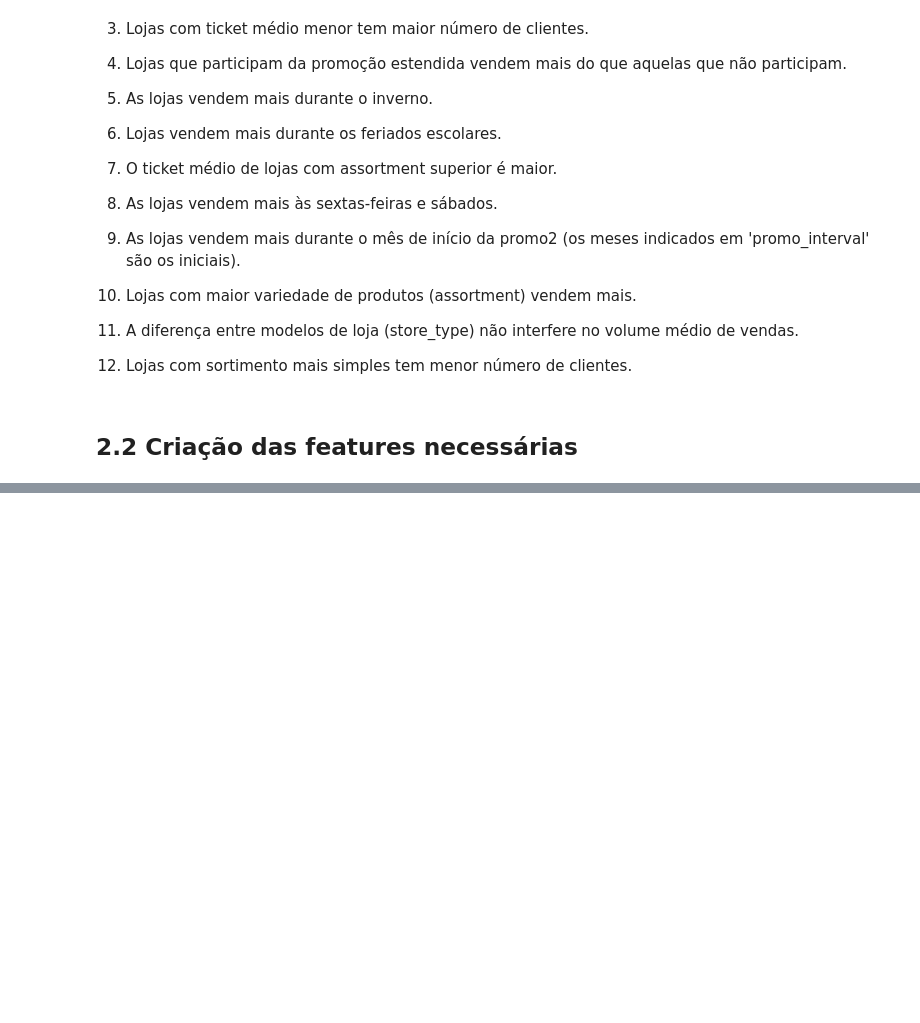
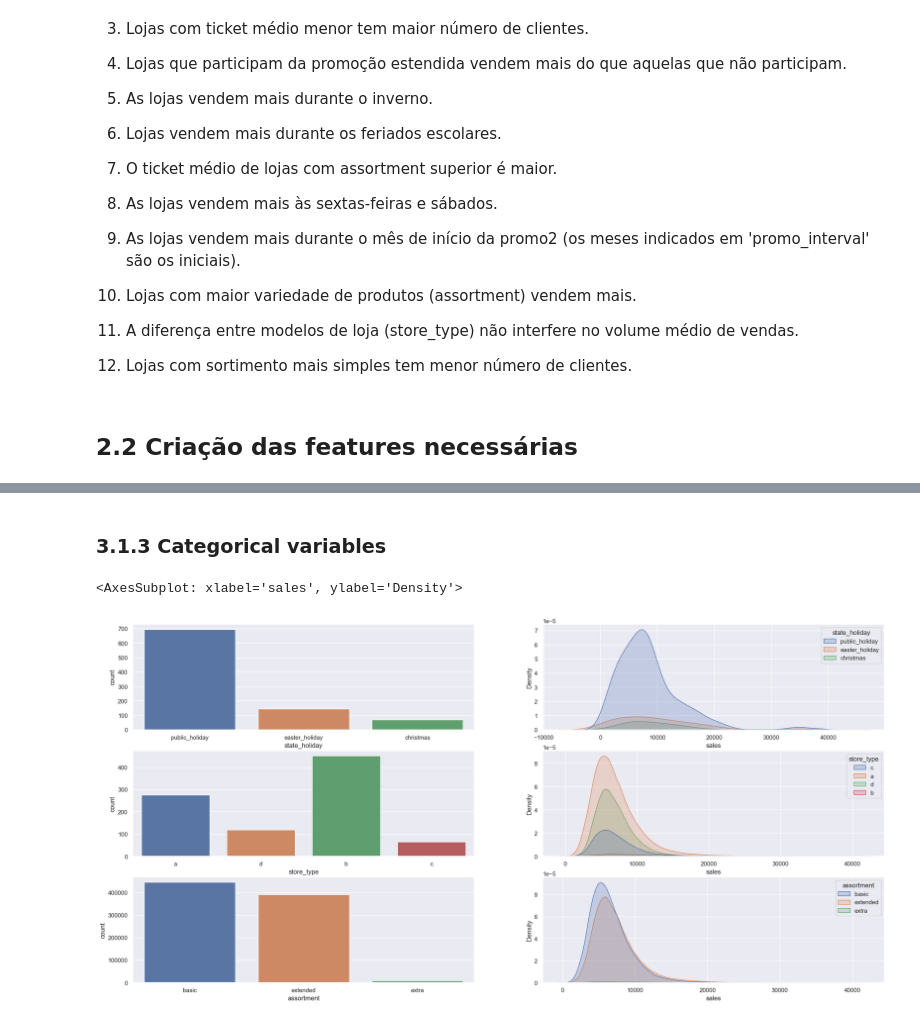
Before and after one commit to FelipeCaetanoDS/rossmann, a Jupyter notebook: rossmann_predict_project.ipynb, the cells around one changed output, grey strips where cells are left out. Drawn from its saved outputs; the diff is of its cells as text; code cells hidden in the pictures; blank space fills up the shorter version.

```diff
--- a/rossmann_predict_project.ipynb
+++ b/rossmann_predict_project.ipynb
@@ -314,0 +343,28 @@ data2.head()
+# %% [markdown]
+### 3.1.3 Categorical variables
+# %%
+plt.subplot(3,2,1)
+aux = data3[data3['state_holiday'] != 'regular_day']
+sns.countplot(data=aux, x='state_holiday');
+
+plt.subplot(3,2,2)
+#aux1 = data3[['state_holiday', 'sales']][(data3['state_holiday'] != 'regular_day') & (data3['sales'] > 0)]
+aux1 = data3[(data3['state_holiday'] != 'regular_day') & (data3['sales'] > 0) & (data3['open'] != 0)][['state_holiday', 'sales']]
+sns.kdeplot(data=aux1, x='sales', hue='state_holiday', fill=True)
+
+plt.subplot(3,2,3)
+sns.countplot(data=aux, x='store_type')
+
+plt.subplot(3,2,4)
+aux2 = data3[(data3['sales'] > 0) & (data3['open'] != 0)][['store_type', 'sales']]
+sns.kdeplot(data=aux2, x='sales', hue='store_type', fill=True)
+
+plt.subplot(3,2,5)
+sns.countplot(data=data3, x='assortment')
+
+plt.subplot(3,2,6)
+aux3 = data3[(data3['sales'] > 0) & (data3['open'] != 0)][['assortment', 'sales']]
+sns.kdeplot(data=aux3, x='sales', hue='assortment', fill=True)
+# %% [output]
+<AxesSubplot: xlabel='sales', ylabel='Density'>
+[figure, added]
```
Also changed, not shown: parts of 15 cells of this notebook.
